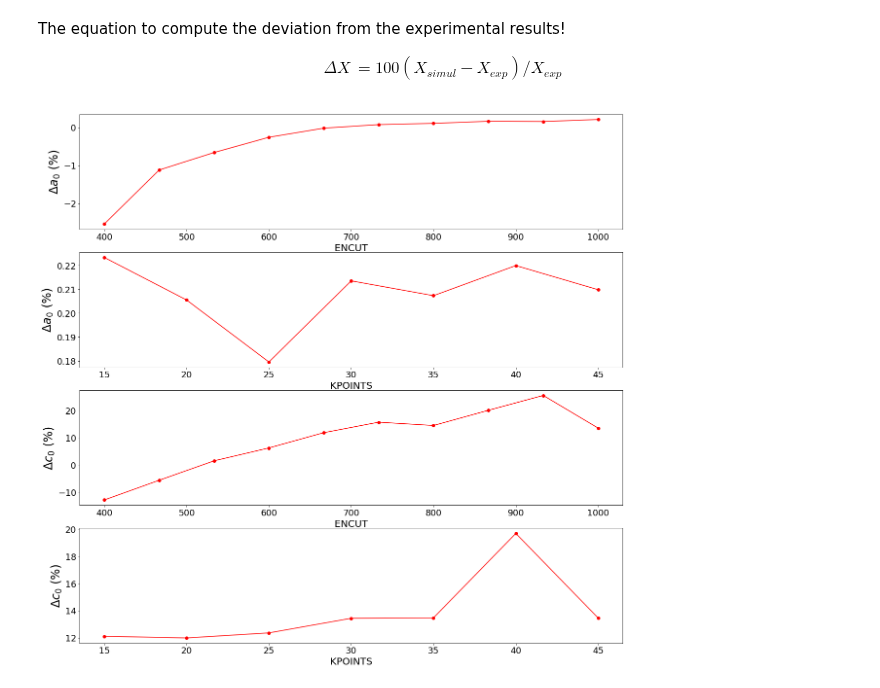
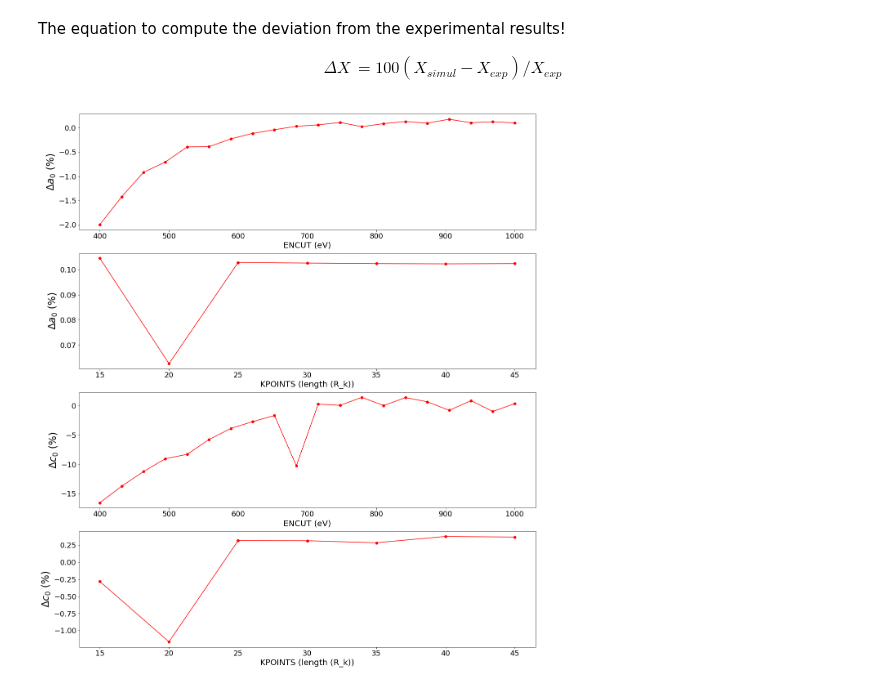
Before and after one commit to Celso0408/Graphite-Workflow, a Jupyter notebook: Graphite_Workflow.ipynb, the cells around one changed output. Cells and saved outputs as stored; diff of their text form; code cells hidden in the pictures.

```diff
--- a/Graphite_Workflow.ipynb
+++ b/Graphite_Workflow.ipynb
@@ -37,7 +37,7 @@ def filter_dicts(common_string, db_dict):
 
 if __name__ == '__main__':
 
-  with open('db-Workflow.yml') as file:
+  with open('db-d3bj-vdw.yml') as file:
     db_file_encut = yaml.full_load(file)
 
   #print(db_file_encut["2023-01-04-16h34m57s-DFT-VASP_vasp_results.yml"])
@@ -110,29 +110,29 @@ The equation to compute the deviation from the experimental results!
 # %%
 # create a figure with a large size
 
-fig, ax = plt.subplots(4,1,figsize=(20, 20))
+fig, ax = plt.subplots(4,1,figsize=(20, 24))
 
 ax[0].plot(encut_energies[:,0], (100*(encut_energies[:,3]-a_0)/a_0),'-ro')
-ax[0].set_xlabel('ENCUT',Fontsize=20)
+ax[0].set_xlabel('ENCUT (eV)',Fontsize=20)
 ax[0].set_ylabel(r'$\Delta a_{0}$ (%)', Fontsize=24)
 ax[0].tick_params(labelsize=18)
 
 ax[1].plot(k_energies[:,2], (100*(k_energies[:,3]-a_0)/a_0),'-ro')
-ax[1].set_xlabel('KPOINTS',Fontsize=20)
+ax[1].set_xlabel('KPOINTS (length (R_k))',Fontsize=20)
 ax[1].set_ylabel(r'$\Delta a_{0}$ (%)', Fontsize=24)
 ax[1].tick_params(labelsize=18)
 
 
 ax[2].plot(encut_energies[:,0], (100*(encut_energies[:,4]-c_0)/c_0),'-ro')
-ax[2].set_xlabel('ENCUT',Fontsize=20)
+ax[2].set_xlabel('ENCUT (eV)',Fontsize=20)
 ax[2].set_ylabel(r'$\Delta c_{0}$ (%)', Fontsize=24)
 ax[2].tick_params(labelsize=18)
 
 ax[3].plot(k_energies[:,2], (100*(k_energies[:,4]-c_0)/c_0),'-ro')
-ax[3].set_xlabel('KPOINTS',Fontsize=20)
+ax[3].set_xlabel('KPOINTS (length (R_k))',Fontsize=20)
 ax[3].set_ylabel(r'$\Delta c_{0}$ (%)', Fontsize=24)
 ax[3].tick_params(labelsize=18)
 
 plt.show()
 # %% [output]
-[figure, old version]
+[figure, new version]
```
Also changed, not shown: parts of 1 cell of this notebook.
